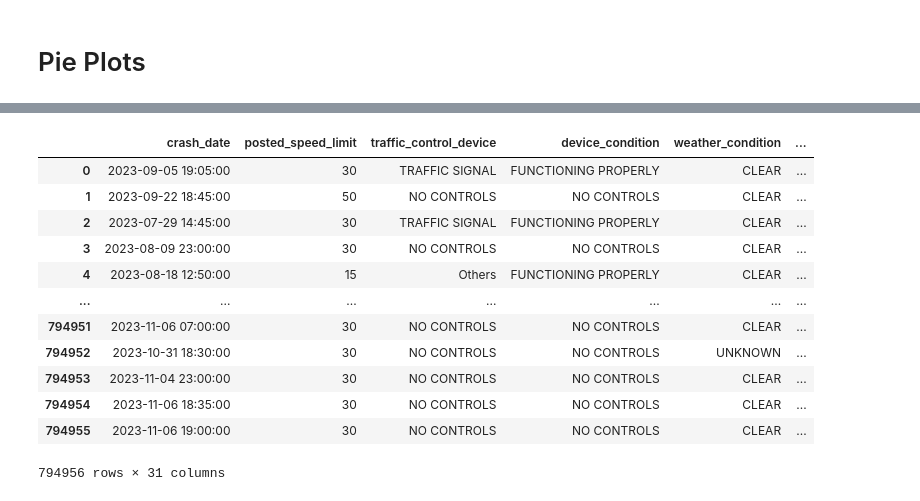
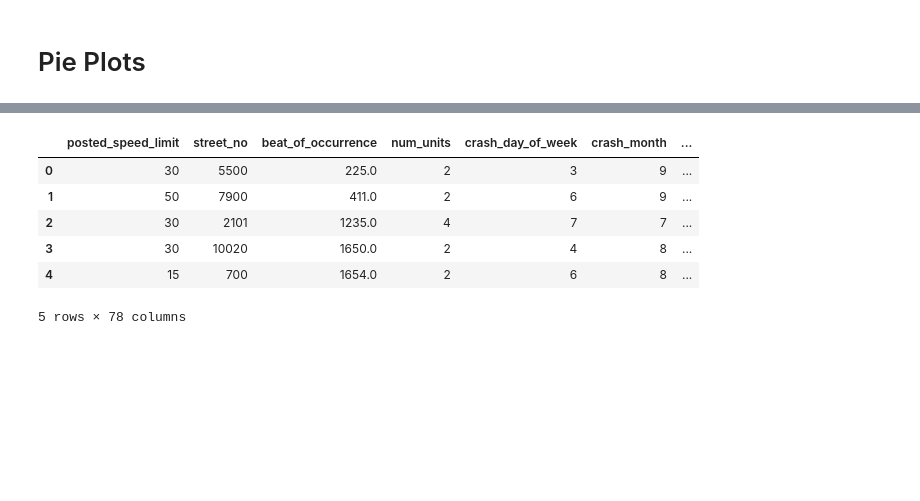
Before and after one commit to kapeesh-kaul/causes-of-fatalities, a Jupyter notebook: notebook.ipynb, the cells around one changed output, grey strips where cells are left out. Saved outputs shown, nothing was run; the diff lists cells and outputs as text; code cells hidden in the pictures; blank space fills up the shorter version.

```diff
--- a/notebook.ipynb
+++ b/notebook.ipynb
@@ -100,12 +101,14 @@ data['deaths'] = data.injuries_fatal
 # %% [markdown]
 binning latitudes and longitudes
 # %%
-data.latitude = pd.qcut(data.latitude, q=5,labels=['Far South', 'South', 'Central', 'North', 'Far North'])
-data.longitude = pd.qcut(data.longitude, q=5,labels=['Far West', 'West', 'Central', 'East', 'Far East'])
+data['latitude_group'] = pd.qcut(data.latitude, q=5,labels=['Far South', 'South', 'Central', 'North', 'Far North'])
+data['longitude_group'] = pd.qcut(data.longitude, q=5,labels=['Far West', 'West', 'Central', 'East', 'Far East'])
 # %% [markdown]
 because of the high degree of correlation we will drop columns related to injuries
 # %%
 data.drop([x for x in data.columns if 'injuries' in x], axis=1, inplace=True)
+# %%
+data['day_number'] = (data.crash_date-data.crash_date.min()).apply(lambda x: x.days)
 # %% [markdown]
 # Data Exploration
 # %% [markdown]
@@ -164,16 +167,17 @@ for i in {i for i in cat_cols}-{'prim_contributory_cause', 'sec_contributory_cau
+# %%
+to_drop = ['crash_date', 'crash_month_name', 'crash_day_of_week_name','latitude_group', 'longitude_group', 'street_name']
+data.drop(to_drop, axis=1, inplace=True)
+# %%
+cat_cols = data.select_dtypes(exclude=np.number).columns
+data = pd.concat([data, pd.get_dummies(data[cat_cols])],axis=1)
+data.drop(cat_cols, axis=1, inplace=True)
 # %%
-data
+data.head()
 # %% [output]
-|  | crash_date | posted_speed_limit | traffic_control_device | device_condition | weather_condition | ... |
-| 0 | 2023-09-05 19:05:00 | 30 | TRAFFIC SIGNAL | FUNCTIONING PROPERLY | CLEAR | ... |
-| 1 | 2023-09-22 18:45:00 | 50 | NO CONTROLS | NO CONTROLS | CLEAR | ... |
-| 2 | 2023-07-29 14:45:00 | 30 | TRAFFIC SIGNAL | FUNCTIONING PROPERLY | CLEAR | ... |
-| 3 | 2023-08-09 23:00:00 | 30 | NO CONTROLS | NO CONTROLS | CLEAR | ... |
-| 4 | 2023-08-18 12:50:00 | 15 | Others | FUNCTIONING PROPERLY | CLEAR | ... |
-| ... | ... | ... | ... | ... | ... | ... |
-| 794951 | 2023-11-06 07:00:00 | 30 | NO CONTROLS | NO CONTROLS | CLEAR | ... |
-| 794952 | 2023-10-31 18:30:00 | 30 | NO CONTROLS | NO CONTROLS | UNKNOWN | ... |
-| 794953 | 2023-11-04 23:00:00 | 30 | NO CONTROLS | NO CONTROLS | CLEAR | ... |
-| 794954 | 2023-11-06 18:35:00 | 30 | NO CONTROLS | NO CONTROLS | CLEAR | ... |
-| 794955 | 2023-11-06 19:00:00 | 30 | NO CONTROLS | NO CONTROLS | CLEAR | ... |
+|  | posted_speed_limit | street_no | beat_of_occurrence | num_units | crash_day_of_week | crash_month | ... |
+| 0 | 30 | 5500 | 225.0 | 2 | 3 | 9 | ... |
+| 1 | 50 | 7900 | 411.0 | 2 | 6 | 9 | ... |
+| 2 | 30 | 2101 | 1235.0 | 4 | 7 | 7 | ... |
+| 3 | 30 | 10020 | 1650.0 | 2 | 4 | 8 | ... |
+| 4 | 15 | 700 | 1654.0 | 2 | 6 | 8 | ... |
-794956 rows × 31 columns
+5 rows × 78 columns
```
Also changed, not shown: parts of 6 cells of this notebook.
